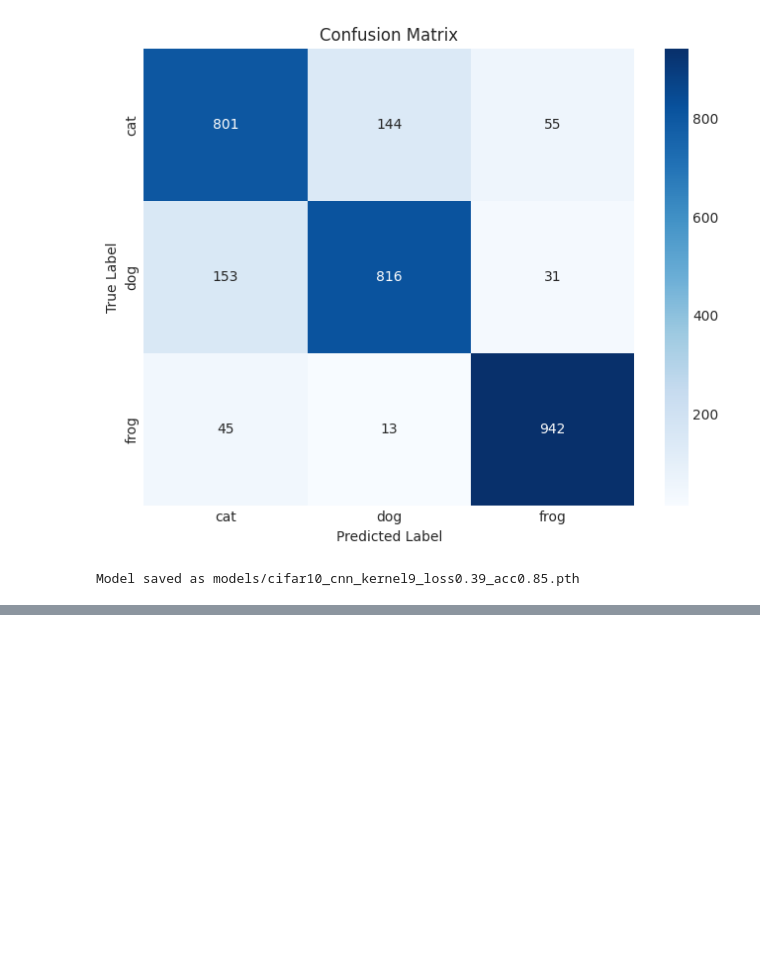
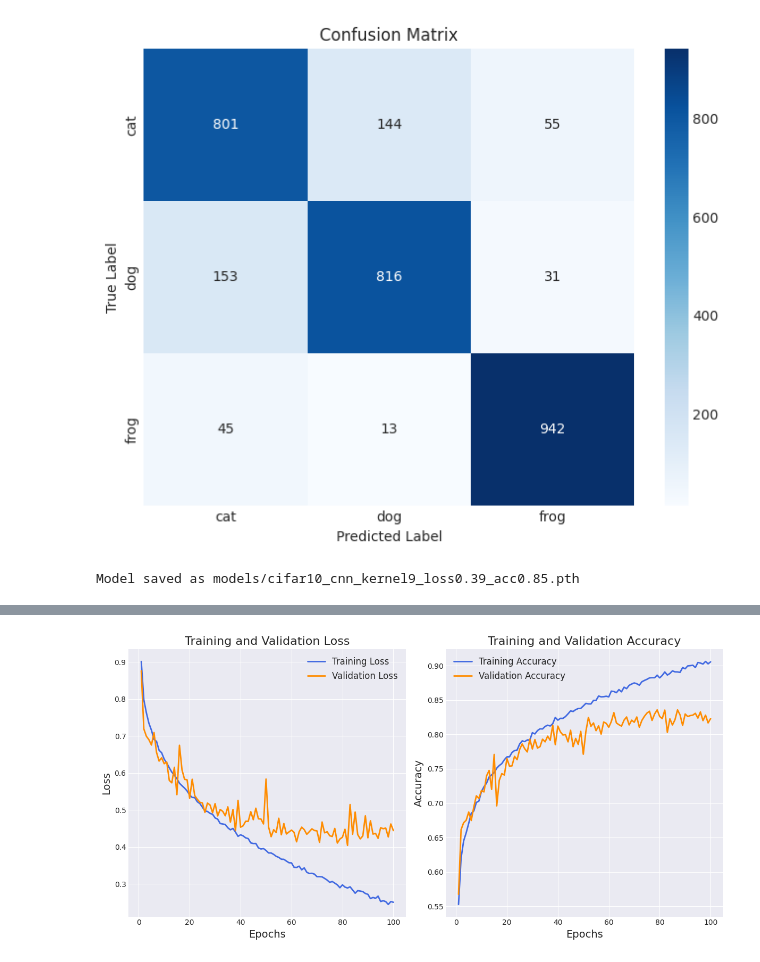
Before and after one commit to ChristianConchari/tp2_deep_learning, a Jupyter notebook: CONCHARI_CHRISTIAN_DL_Examen_ABRIL_2024.ipynb, the cells around one changed output, grey strips where cells are left out. Cells and saved outputs as stored; diff of their text form; code cells hidden in the pictures; blank space fills up the shorter version.

Commit message:
feat: Add training model with kernel size 11

```diff
--- a/CONCHARI_CHRISTIAN_DL_Examen_ABRIL_2024.ipynb
+++ b/CONCHARI_CHRISTIAN_DL_Examen_ABRIL_2024.ipynb
@@ -695,0 +698,3 @@ Model saved as models/cifar10_cnn_kernel9_loss0.39_acc0.85.pth
+# %%
+model_kernel11 = CNN(kernel_size=11)
+history_kernel11 = fit(model_kernel11, {'train': trainloader, 'test': testloader}, epochs=100)
@@ -695,0 +715,4 @@ Model saved as models/cifar10_cnn_kernel9_loss0.39_acc0.85.pth
+# %%
+plot_history(history_kernel11)
+# %% [output]
+[figure, added]
```
Also changed, not shown: parts of 8 cells of this notebook, 1 other file.
